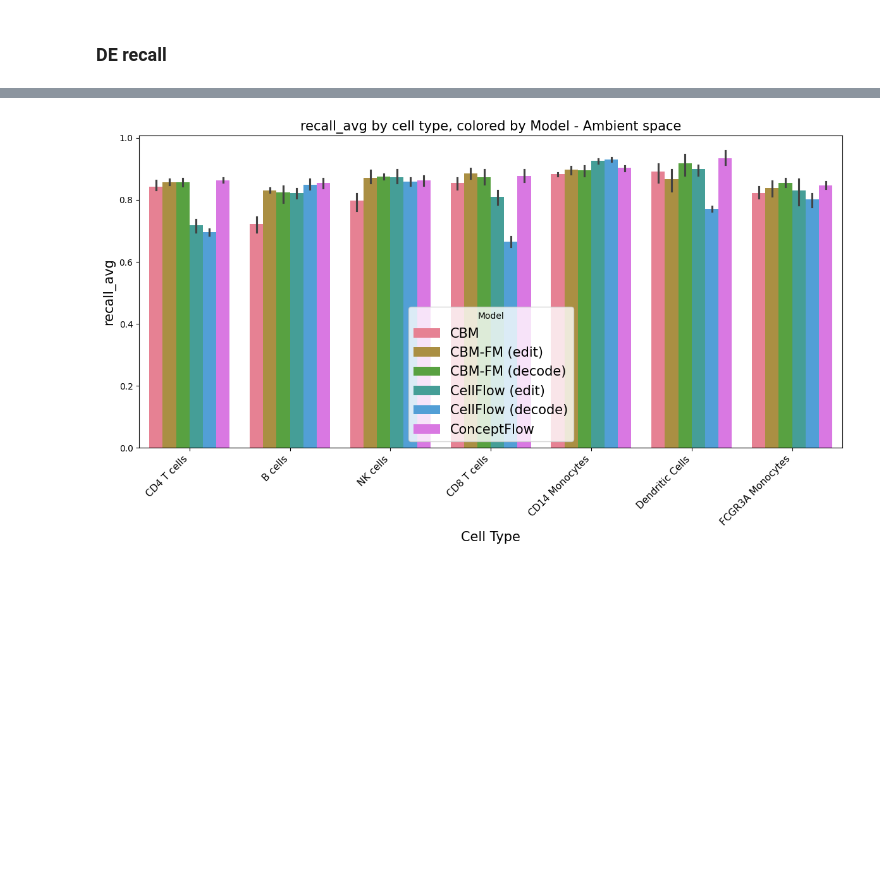
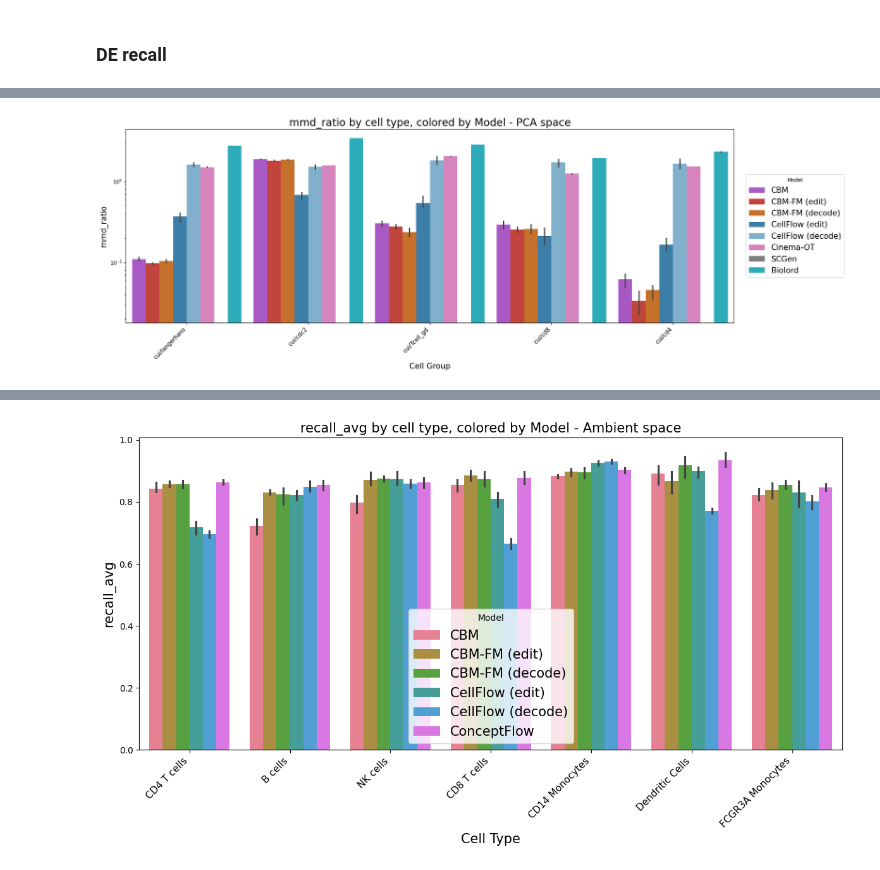
Before and after one commit to almaan/scCBGM, a Jupyter notebook: notebooks/analysis/results_aggregation.ipynb, the cells around one changed output, grey strips where cells are left out. Saved outputs shown, nothing was run; the diff lists cells and outputs as text; code cells hidden in the pictures; blank space fills up the shorter version.

```diff
--- a/notebooks/analysis/results_aggregation.ipynb
+++ b/notebooks/analysis/results_aggregation.ipynb
@@ -192,0 +354,67 @@ plt.show()
+# %%
+min_mmd_per_intervention = df_res.groupby(["model","data/intervention_labels"])["mmd_ratio"].mean().reset_index().groupby("data/intervention_labels")["mmd_ratio"].min()
+df_res_sub = df_res[df_res["data/intervention_labels"].isin(min_mmd_per_intervention.index[(min_mmd_per_intervention<1)].tolist())]
+# %%
+metric_name = 'mmd_ratio'
+
+
+# Barplot: 4 bars for each cell type (one per model), aggregation over seeds, with error bars, larger font, and tilted x labels
+import matplotlib.pyplot as plt
+import seaborn as sns
+
+# Check required columns
+required_cols = ['data/intervention_labels', 'model', 'seed', metric_name]
+missing = [col for col in required_cols if col not in df_res.columns]
+if missing:
+    raise ValueError(f"Missing columns in df_res: {missing}")
+
+# Aggregate over seeds: mean and std of mmd_ratio for each (cell type, model) pair
+model_order = ["CBM", "CBM-FM (edit)", "CBM-FM (decode)", "CellFlow (edit)", "CellFlow (decode)",  "Cinema-OT", "SCGen", "Biolord"]
+
+color_map = {
+    "CBM": "#b247d6",                     # purple
+    "CBM-FM (edit)": "#d73027",           # red (edit)
+    "CBM-FM (decode)": "#df6e11",         # orange-red (decode)
+    "CellFlow (edit)": "#2b83ba",         # blue (edit)
+    "CellFlow (decode)": "#73b3d8",       # lighter blue (decode)
+    "ConceptFlow": "#8c564b",             # brownish
+    "Cinema-OT": "#e377c2",               # pink
+    "SCGen": "#7f7f7f",                   # gray
+    "Biolord": "#17becf",                 # teal
+}
+# Keep only colors for models present
+palette = {k: v for k, v in color_map.items() if k in model_order}
+
+
+plt.figure(figsize=(20,7))
+ax = sns.barplot(
+    data=df_res_sub,
+    x='data/intervention_labels',
+    y=metric_name,
+    estimator="mean",
+    hue='model',
+    hue_order = model_order,
+    palette=palette,
+    width=0.9,
+    dodge = True,
+ )
+ax.set_yscale('log')
+plt.title(f'{metric_name} by cell type, colored by Model - PCA space', fontsize=20)
+plt.ylabel(f'{metric_name}', fontsize=15)
+plt.xlabel('Cell Group', fontsize=15)
+plt.xticks(rotation=45, ha='right', fontsize=11)
+
+# place legend to the right, outside the plot
+n_models = df_res['model'].nunique()
+ncol = 1  # single column legend on the right
+leg = ax.legend(title='Model', fontsize=15, ncol=ncol,
+                loc='center left', bbox_to_anchor=(1.02, 0.5), borderaxespad=0.)
+
+# make room on the right for the legend
+fig = ax.get_figure()
+fig.subplots_adjust(right=0.75)  # reduce to e.g. 0.75 or 0.7 depending on legend width
+
+plt.tight_layout()
+plt.show()
+# %% [output]
+[figure, added]
```
Also changed, not shown: parts of 16 cells of this notebook, 13 other files.
